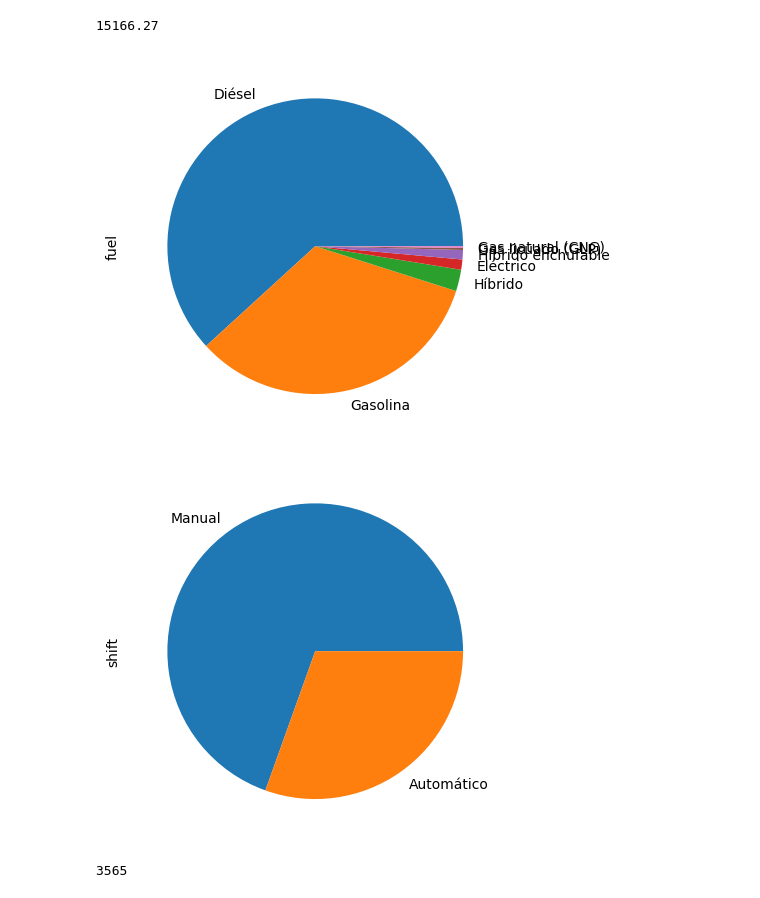
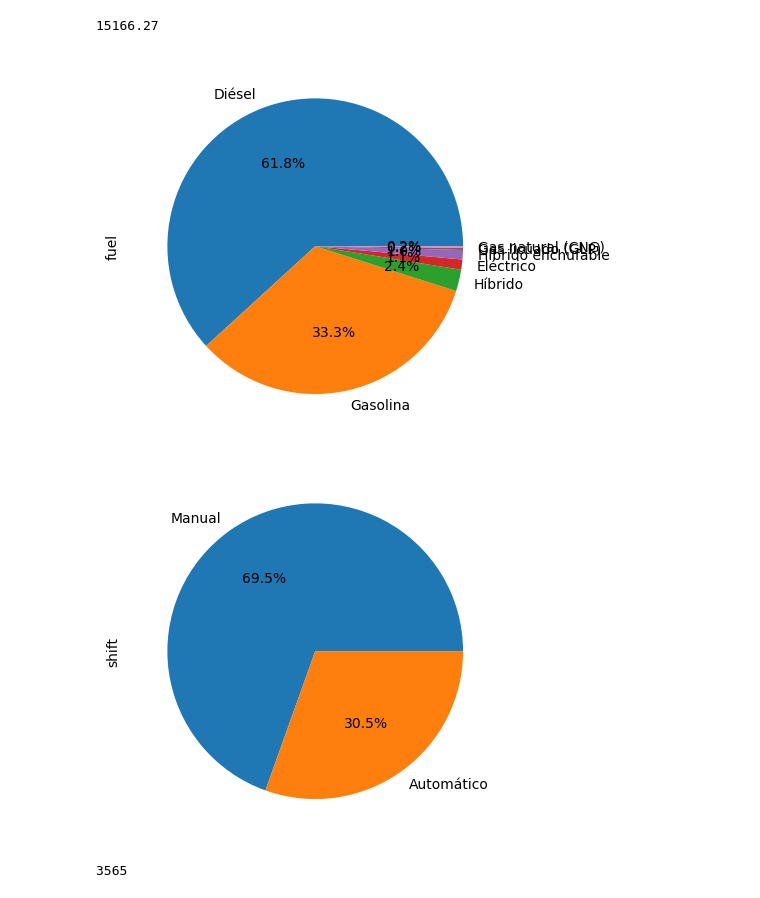
Before and after one commit to jdonosop/proyecto-portafolio, a Jupyter notebook: notebooks/Notebook_1.ipynb, the cells around one changed output. Cells and saved outputs as stored; diff of their text form; code cells hidden in the pictures.

```diff
--- a/notebooks/Notebook_1.ipynb
+++ b/notebooks/Notebook_1.ipynb
@@ -247,13 +248,13 @@ round(df['price'].mean(),2)
 # %% [output]
 15166.27
 # %%
-df.fuel.value_counts().plot.pie();
+df.fuel.value_counts().plot.pie(autopct='%1.1f%%');
 # %% [output]
-[figure, old version]
+[figure, new version]
 # %%
-df['shift'].value_counts().plot.pie();
+df['shift'].value_counts().plot.pie(autopct='%1.1f%%');
 # %% [output]
-[figure, old version]
+[figure, new version]
 # %%
 df['color'].nunique()
 # %% [output]
```
Also changed, not shown: parts of 23 cells of this notebook, 1 other file.
